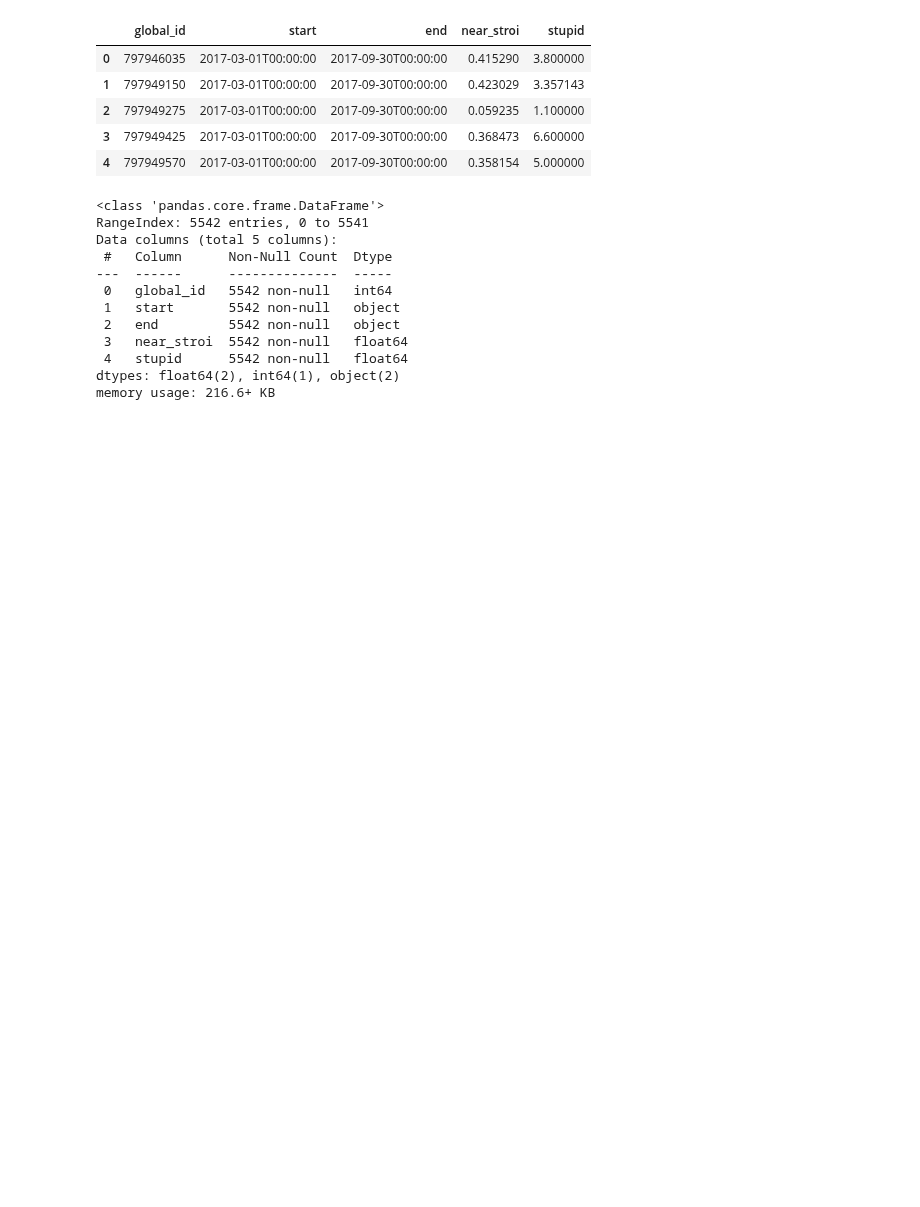
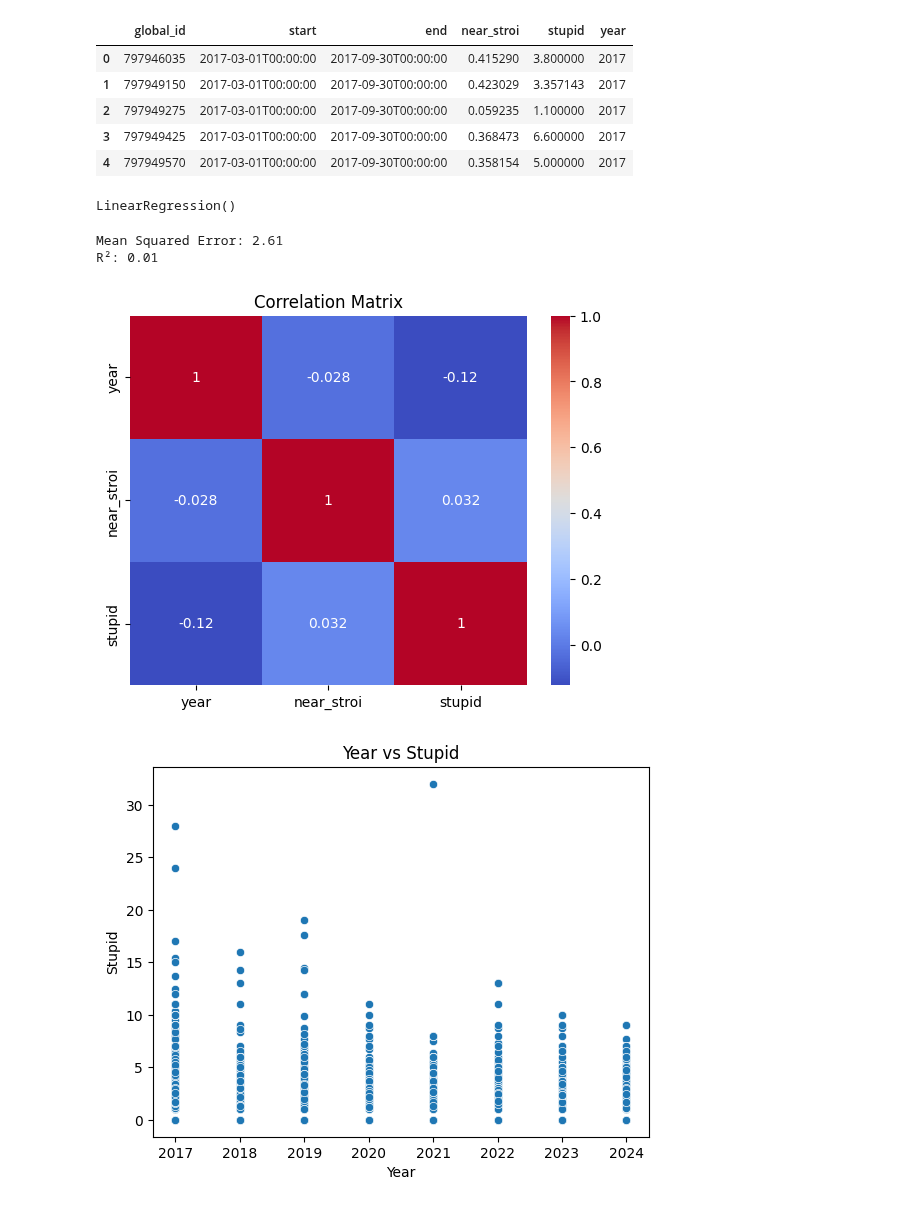
Before and after one commit to allseenn/dipai, a Jupyter notebook: 06.ipynb, the cells around one changed output. Drawn from its saved outputs; the diff is of its cells as text; code cells hidden in the pictures; blank space fills up the shorter version.

Commit message:
model1

```diff
--- a/06.ipynb
+++ b/06.ipynb
@@ -38,26 +42,17 @@ def save_dataset(filename):
 pd.set_option('display.max_colwidth', None) # для отображения полного текста в ячейках
 pd.set_option('display.max_columns', None)
 exams_stroi = load_dataset('exams_stroi')
-exams_stroi.head()
-# %% [output]
-|  | global_id | start | end | near_stroi | stupid |
-| 0 | 797946035 | 2017-03-01T00:00:00 | 2017-09-30T00:00:00 | 0.415290 | 3.800000 |
-| 1 | 797949150 | 2017-03-01T00:00:00 | 2017-09-30T00:00:00 | 0.423029 | 3.357143 |
-| 2 | 797949275 | 2017-03-01T00:00:00 | 2017-09-30T00:00:00 | 0.059235 | 1.100000 |
-| 3 | 797949425 | 2017-03-01T00:00:00 | 2017-09-30T00:00:00 | 0.368473 | 6.600000 |
-| 4 | 797949570 | 2017-03-01T00:00:00 | 2017-09-30T00:00:00 | 0.358154 | 5.000000 |
 # %%
-exams_stroi.info()
+exams_stroi['year'] = pd.to_datetime(exams_stroi['start']).dt.year
+exams_stroi.head()
 # %% [output]
-<class 'pandas.core.frame.DataFrame'>
-RangeIndex: 5542 entries, 0 to 5541
-Data columns (total 5 columns):
- #   Column      Non-Null Count  Dtype
----  ------      --------------  -----
- 0   global_id   5542 non-null   int64
- 1   start       5542 non-null   object
- 2   end         5542 non-null   object
- 3   near_stroi  5542 non-null   float64
- 4   stupid      5542 non-null   float64
-dtypes: float64(2), int64(1), object(2)
-memory usage: 216.6+ KB
+|  | global_id | start | end | near_stroi | stupid | year |
+| 0 | 797946035 | 2017-03-01T00:00:00 | 2017-09-30T00:00:00 | 0.415290 | 3.800000 | 2017 |
+| 1 | 797949150 | 2017-03-01T00:00:00 | 2017-09-30T00:00:00 | 0.423029 | 3.357143 | 2017 |
+| 2 | 797949275 | 2017-03-01T00:00:00 | 2017-09-30T00:00:00 | 0.059235 | 1.100000 | 2017 |
+| 3 | 797949425 | 2017-03-01T00:00:00 | 2017-09-30T00:00:00 | 0.368473 | 6.600000 | 2017 |
+| 4 | 797949570 | 2017-03-01T00:00:00 | 2017-09-30T00:00:00 | 0.358154 | 5.000000 | 2017 |
+# %%
+df = exams_stroi[['year', 'near_stroi', 'stupid']]
+X = df[['year', 'near_stroi']]  # Признаки: год и near_stroi
+y = df['stupid']  # Целевая переменная
@@ -63,0 +63,4 @@ memory usage: 216.6+ KB
+# %%
+model.fit(X_train, y_train)
+# %% [output]
+LinearRegression()
@@ -63,0 +72,31 @@ memory usage: 216.6+ KB
+# %%
+# Вывод метрик
+print(f'Mean Squared Error: {mse:.2f}')
+print(f'R²: {r2:.2f}')
+# %% [output]
+Mean Squared Error: 2.61
+R²: 0.01
+# %%
+# Проверка корреляций
+correlation_matrix = df.corr()
+sns.heatmap(correlation_matrix, annot=True, cmap='coolwarm')
+
+plt.title('Correlation Matrix')
+plt.show()
+
+# Визуализация зависимости 'stupid' от 'year'
+sns.scatterplot(data=df, x='year', y='stupid')
+plt.title('Year vs Stupid')
+plt.xlabel('Year')
+plt.ylabel('Stupid')
+plt.show()
+
+# Визуализация зависимости 'stupid' от 'near_stroi'
+sns.scatterplot(data=df, x='near_stroi', y='stupid')
+plt.title('Near Stroi vs Stupid')
+plt.xlabel('Near Stroi')
+plt.ylabel('Stupid')
+plt.show()
+# %% [output]
+[figure, added]
+[figure, added]
```
Also changed, not shown: parts of 6 cells of this notebook.
